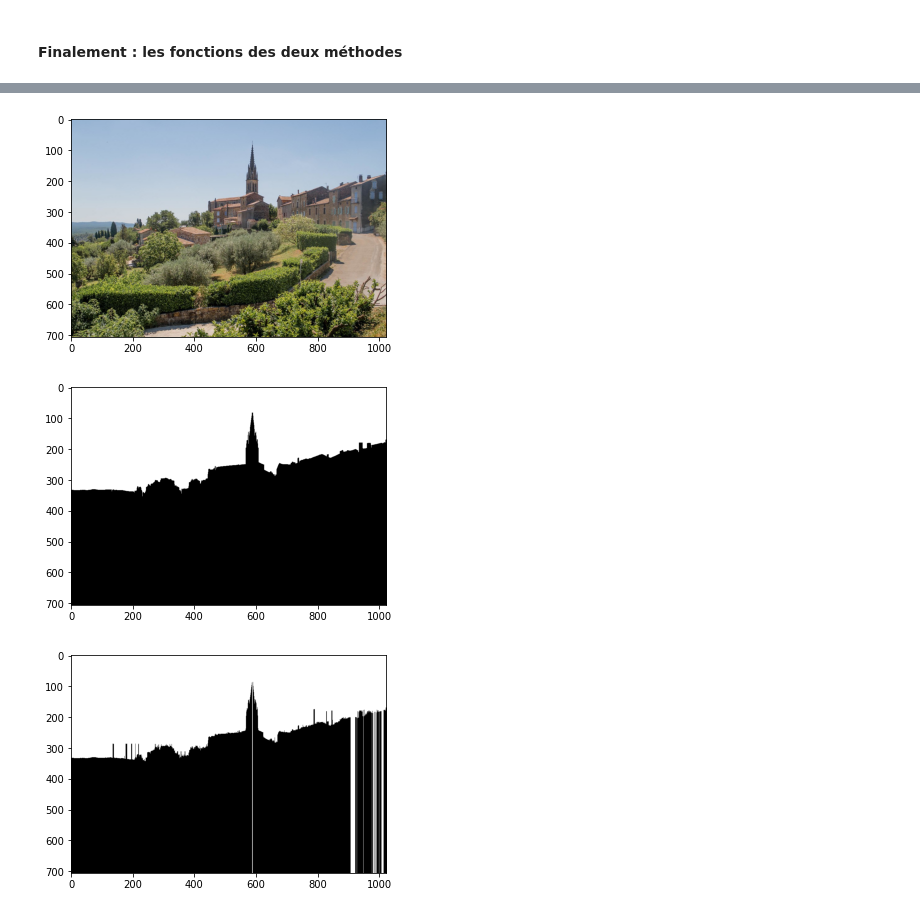
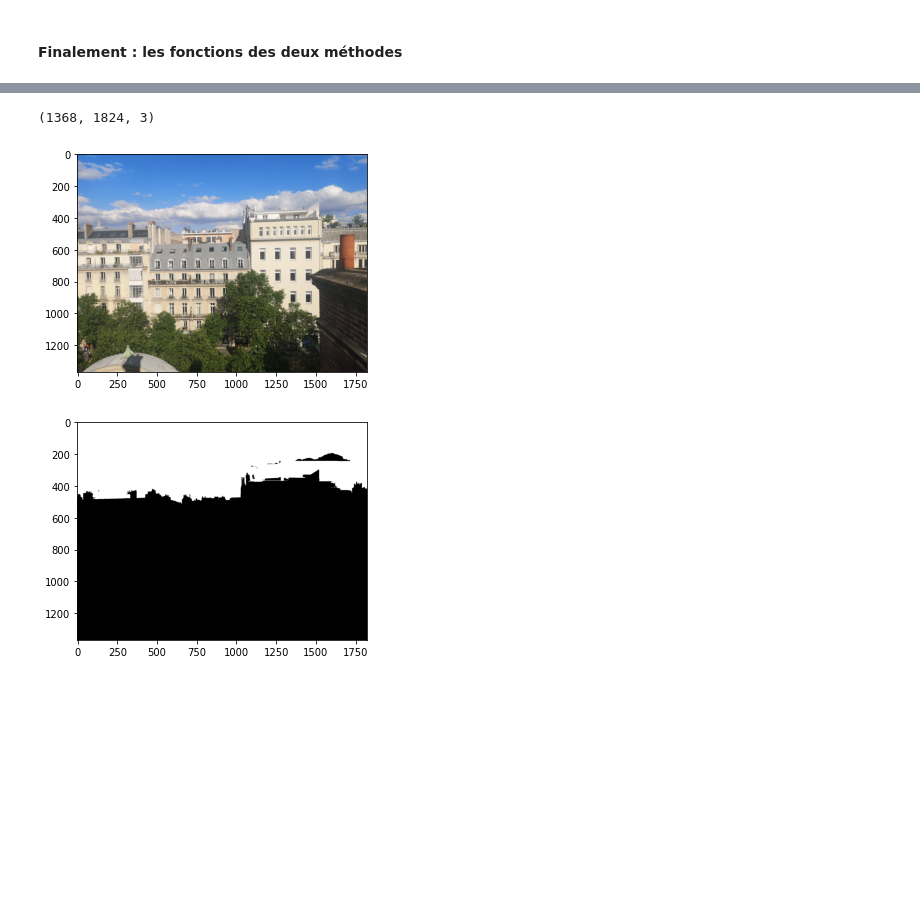
Before and after one commit to arthurthomasp21/analyse-horizon, a Jupyter notebook: horizon.ipynb, the cells around one changed output, grey strips where cells are left out. Cells and saved outputs as stored; diff of their text form; code cells hidden in the pictures; blank space fills up the shorter version.

```diff
--- a/horizon.ipynb
+++ b/horizon.ipynb
@@ -124,11 +154,11 @@ plt.show()
 # %% [markdown]
 #### Finalement : les fonctions des deux méthodes
 # %%
-def horizon_1(image):
+def horizon_1(image, threshold1 = 30, threshold2 = 170):
     image = cv2.imread(image)
     gray = cv2.cvtColor(image, cv2.COLOR_BGR2GRAY)
     blurred = cv2.GaussianBlur(gray, (5, 5), 0)
-    edges = cv2.Canny(blurred, 30, 150)
+    edges = cv2.Canny(blurred, threshold1, threshold2)
     horizon = horizon_from_edges(edges)
     plt.imshow(horizon, cmap = 'gray')
     plt.show()
@@ -139,20 +169,20 @@ def horizon_2(image, b=200, rg=210):
     plt.imshow(horizon, cmap = 'gray')
     plt.show()
 
-horizon_1('test_paris.jpg')
+horizon_1('test_paris.jpg', 30, 150)
 horizon_2('test_paris.jpg')
 plt.imshow(cv2.cvtColor(image, cv2.COLOR_BGR2RGB))
 plt.show()
 
 mask = horizon>200
 image_1 = image.copy()
-image_1[mask] = [0,0,0]
+image_1[~mask] = [0,0,0]
 plt.imshow(cv2.cvtColor(image_1, cv2.COLOR_BGR2RGB))
 plt.show()
 
 mask = horizon2>200
 image_2 = image.copy()
-image_2[mask] = [0,0,0]
+image_2[~mask] = [0,0,0]
 plt.imshow(cv2.cvtColor(image_2, cv2.COLOR_BGR2RGB))
 plt.show()
 # %% [output]
@@ -175,11 +232,13 @@ horizon_2(name,200,100)
 # %%
-name = 'banne.jpg'
+name = 'mines.jpg'
 image = cv2.imread(name)
+print(np.shape(image))
 plt.imshow(cv2.cvtColor(image, cv2.COLOR_BGR2RGB))
 plt.show()
+# func_edges(image)
 horizon_1(name)
-horizon_2(name, 220, 260)
+# horizon_2(name, 220, 260)
 # %% [output]
+(1368, 1824, 3)
-[figure, old version]
+[figure, new version]
-[figure, old version]
+[figure, new version]
-[figure, removed]
```
Also changed, not shown: parts of 11 cells of this notebook.
